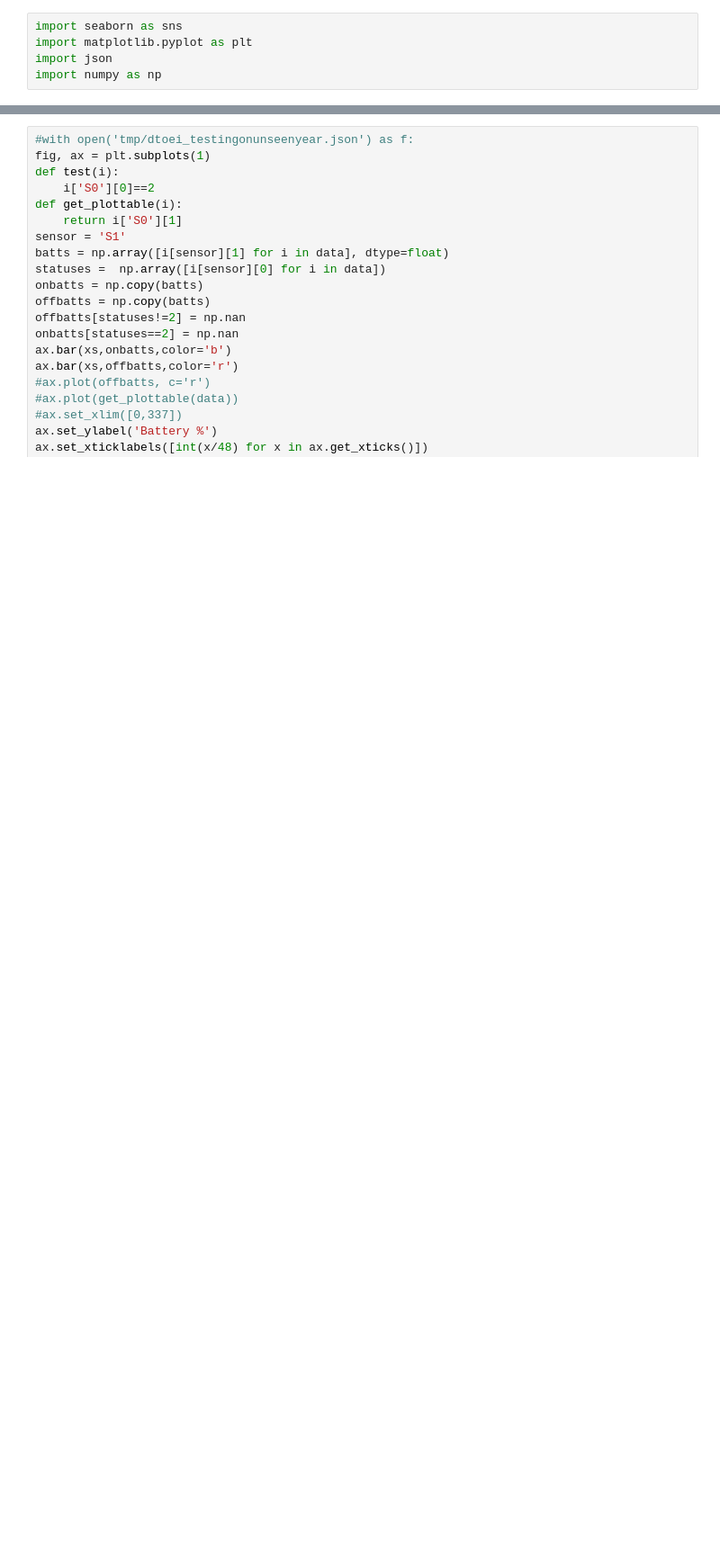
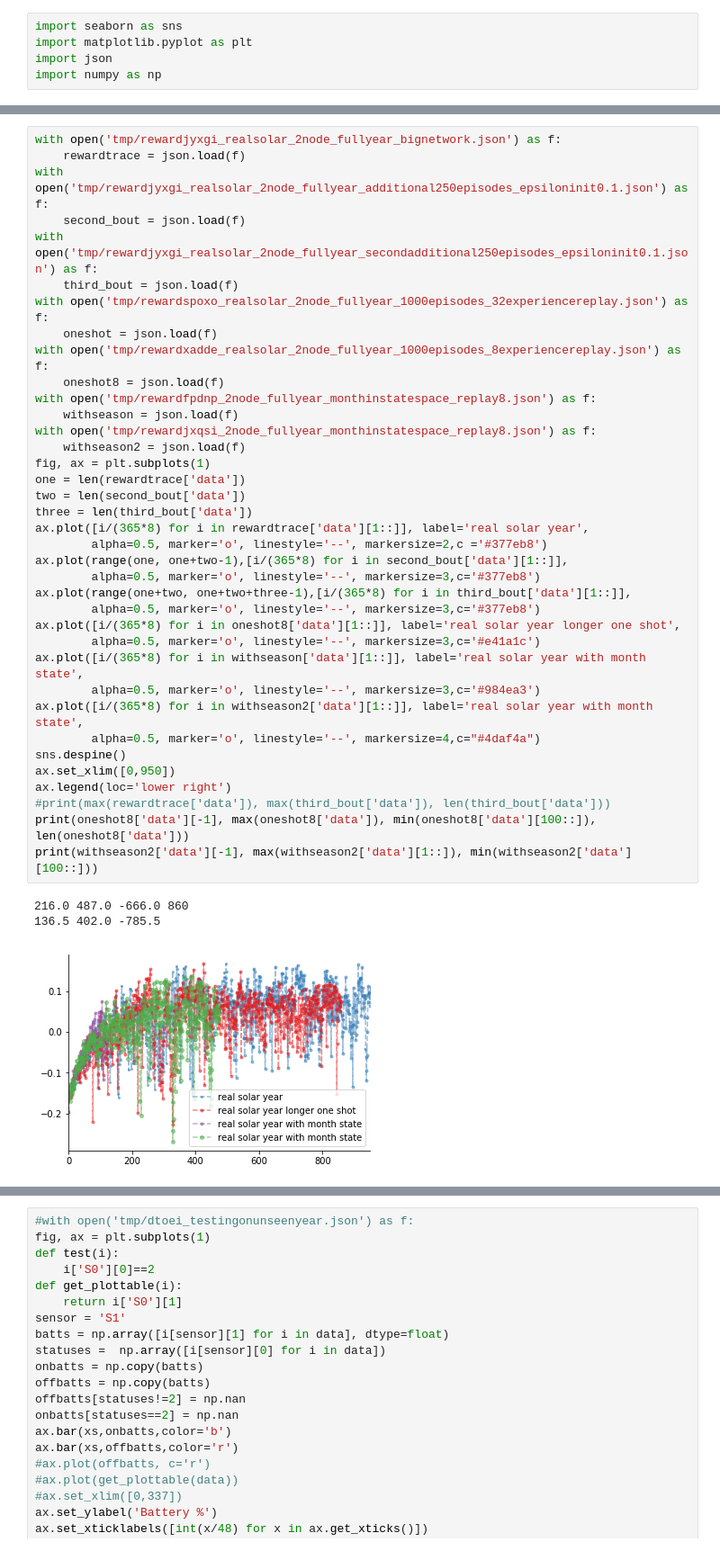
Before and after one commit to jamesjarlathlong/continuous, a Jupyter notebook: plot_results.ipynb, the cells around one changed output, grey strips where cells are left out. Shown at 90% size. Cells and saved outputs as stored; diff of their text form; blank space fills up the shorter version.

```diff
--- a/plot_results.ipynb
+++ b/plot_results.ipynb
@@ -25,0 +8,41 @@ sns.despine()
+# %%
+with open('tmp/rewardjyxgi_realsolar_2node_fullyear_bignetwork.json') as f:
+    rewardtrace = json.load(f)
+with open('tmp/rewardjyxgi_realsolar_2node_fullyear_additional250episodes_epsiloninit0.1.json') as f:
+    second_bout = json.load(f)
+with open('tmp/rewardjyxgi_realsolar_2node_fullyear_secondadditional250episodes_epsiloninit0.1.json') as f:
+    third_bout = json.load(f)
+with open('tmp/rewardspoxo_realsolar_2node_fullyear_1000episodes_32experiencereplay.json') as f:
+    oneshot = json.load(f)
+with open('tmp/rewardxadde_realsolar_2node_fullyear_1000episodes_8experiencereplay.json') as f:
+    oneshot8 = json.load(f)
+with open('tmp/rewardfpdnp_2node_fullyear_monthinstatespace_replay8.json') as f:
+    withseason = json.load(f)
+with open('tmp/rewardjxqsi_2node_fullyear_monthinstatespace_replay8.json') as f:
+    withseason2 = json.load(f)
+fig, ax = plt.subplots(1)
+one = len(rewardtrace['data'])
+two = len(second_bout['data'])
+three = len(third_bout['data'])
+ax.plot([i/(365*8) for i in rewardtrace['data'][1::]], label='real solar year',
+        alpha=0.5, marker='o', linestyle='--', markersize=2,c ='#377eb8')
+ax.plot(range(one, one+two-1),[i/(365*8) for i in second_bout['data'][1::]],
+        alpha=0.5, marker='o', linestyle='--', markersize=3,c='#377eb8')
+ax.plot(range(one+two, one+two+three-1),[i/(365*8) for i in third_bout['data'][1::]],
+        alpha=0.5, marker='o', linestyle='--', markersize=3,c='#377eb8')
+ax.plot([i/(365*8) for i in oneshot8['data'][1::]], label='real solar year longer one shot',
+        alpha=0.5, marker='o', linestyle='--', markersize=3,c='#e41a1c')
+ax.plot([i/(365*8) for i in withseason['data'][1::]], label='real solar year with month state',
+        alpha=0.5, marker='o', linestyle='--', markersize=3,c='#984ea3')
+ax.plot([i/(365*8) for i in withseason2['data'][1::]], label='real solar year with month state',
+        alpha=0.5, marker='o', linestyle='--', markersize=4,c="#4daf4a")
+sns.despine()
+ax.set_xlim([0,950])
+ax.legend(loc='lower right')
+#print(max(rewardtrace['data']), max(third_bout['data']), len(third_bout['data']))
+print(oneshot8['data'][-1], max(oneshot8['data']), min(oneshot8['data'][100::]), len(oneshot8['data']))
+print(withseason2['data'][-1], max(withseason2['data'][1::]), min(withseason2['data'][100::]))
+# %% [output]
+216.0 487.0 -666.0 860
+136.5 402.0 -785.5
+[figure, added]
```
Also changed, not shown: parts of 24 cells of this notebook.
